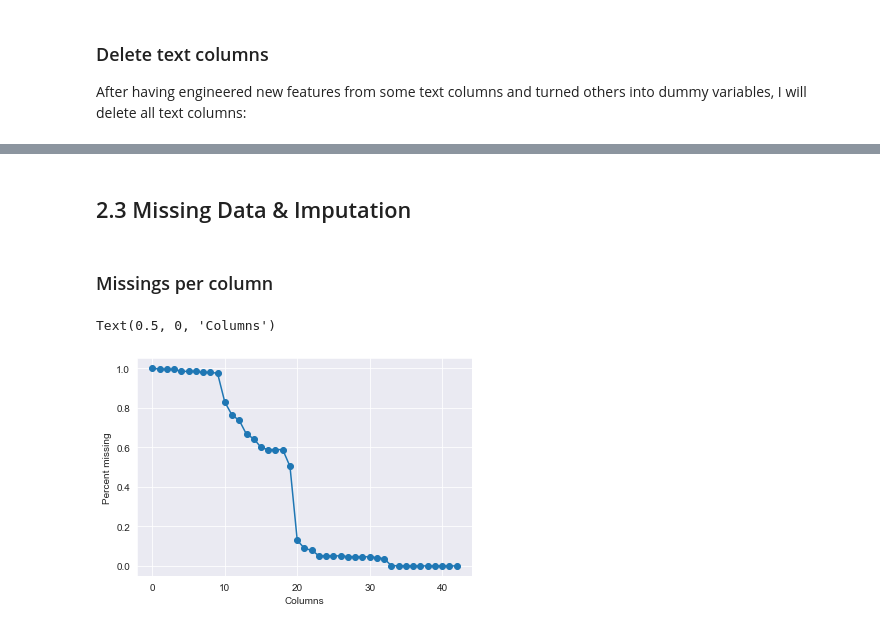
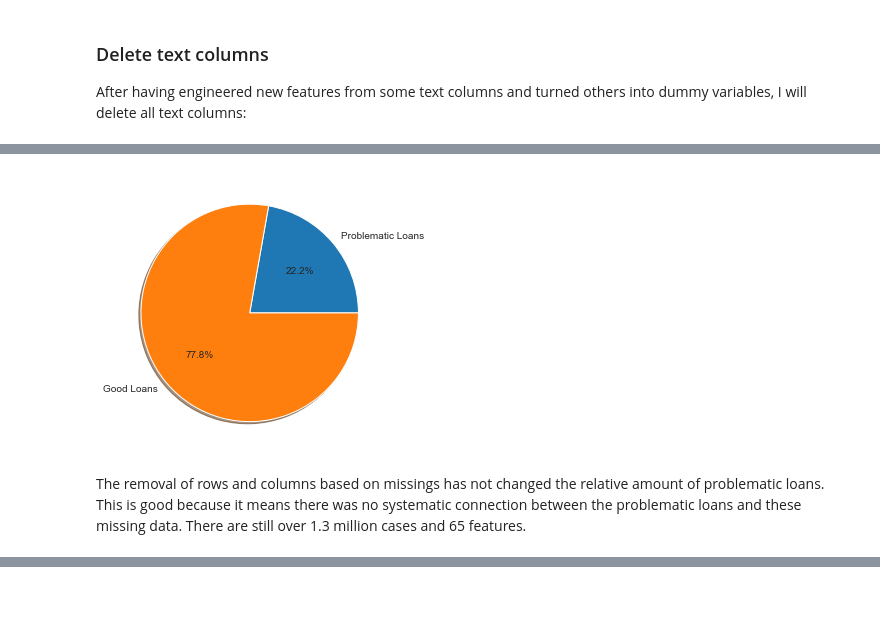
Before and after one commit to matthiasluthi/Predicting-Loan-Risk, a Jupyter notebook: PredictingLoanRisk.ipynb, the cells around one changed output, grey strips where cells are left out. Saved outputs shown, nothing was run; the diff lists cells and outputs as text; code cells hidden in the pictures; blank space fills up the shorter version.

```diff
--- a/PredictingLoanRisk.ipynb
+++ b/PredictingLoanRisk.ipynb
@@ -209,0 +269,2 @@ df_norm = (df-df.min()) / (df.max()-df.min())
+# %%
+df_nomiss = df_nomiss.dropna(axis=0, thresh=0.6*df_nomiss.shape[1])
@@ -210,15 +277,16 @@ df_norm = (df-df.min()) / (df.max()-df.min())
+# %%
+labels = "Problematic Loans", "Good Loans"
+sizes = [df_nomiss["problematic_loan"].sum()/len(df_nomiss), 1 - df_nomiss["problematic_loan"].sum()/len(df_nomiss)]
+
+
+plt.figure(figsize=(10,5))
+plt.pie(sizes, labels=labels, autopct='%1.1f%%',
+        shadow=True)
+
+plt.show()
+# %% [output]
+[figure, added]
+# %% [markdown]
+The removal of rows and columns based on missings has not changed the relative amount of problematic loans. This is good because it means there was no systematic connection between the problematic loans and these missing data. There are still over 1.3 million cases and 65 features.
 # %% [markdown]
 <a id='2.3'></a>
-# %% [markdown]
-## 2.3 Missing Data & Imputation
-# %% [markdown]
-### Missings per column
-# %%
-missings_column = df_norm.isnull().sum(axis=0).unique().tolist()
-#Get the percentage of missing values per column
-plt.plot([s/len(df_norm) for s in sorted(missings_column, reverse=True)], marker="o")
-plt.ylabel("Percent missing")
-plt.xlabel("Columns")
-# %% [output]
-Text(0.5, 0, 'Columns')
-[figure, removed]
```
Also changed, not shown: parts of 81 cells of this notebook.
